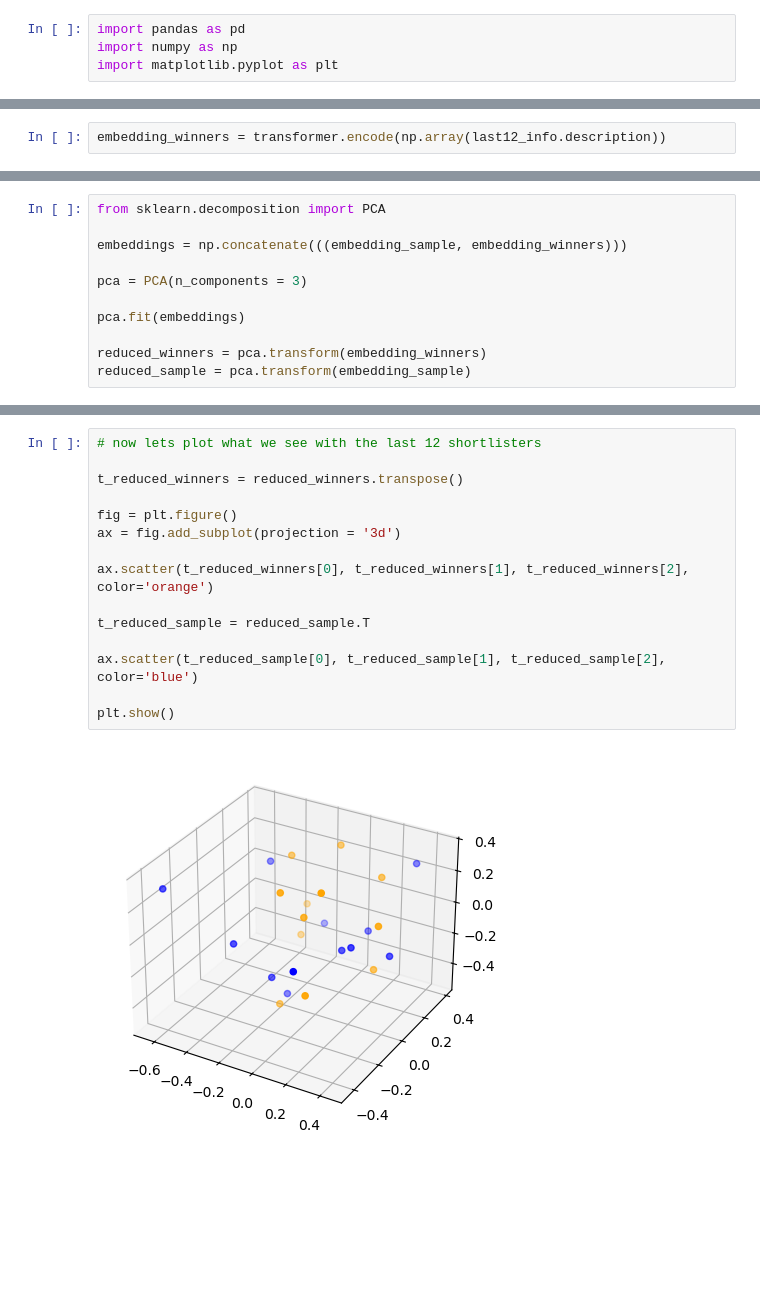
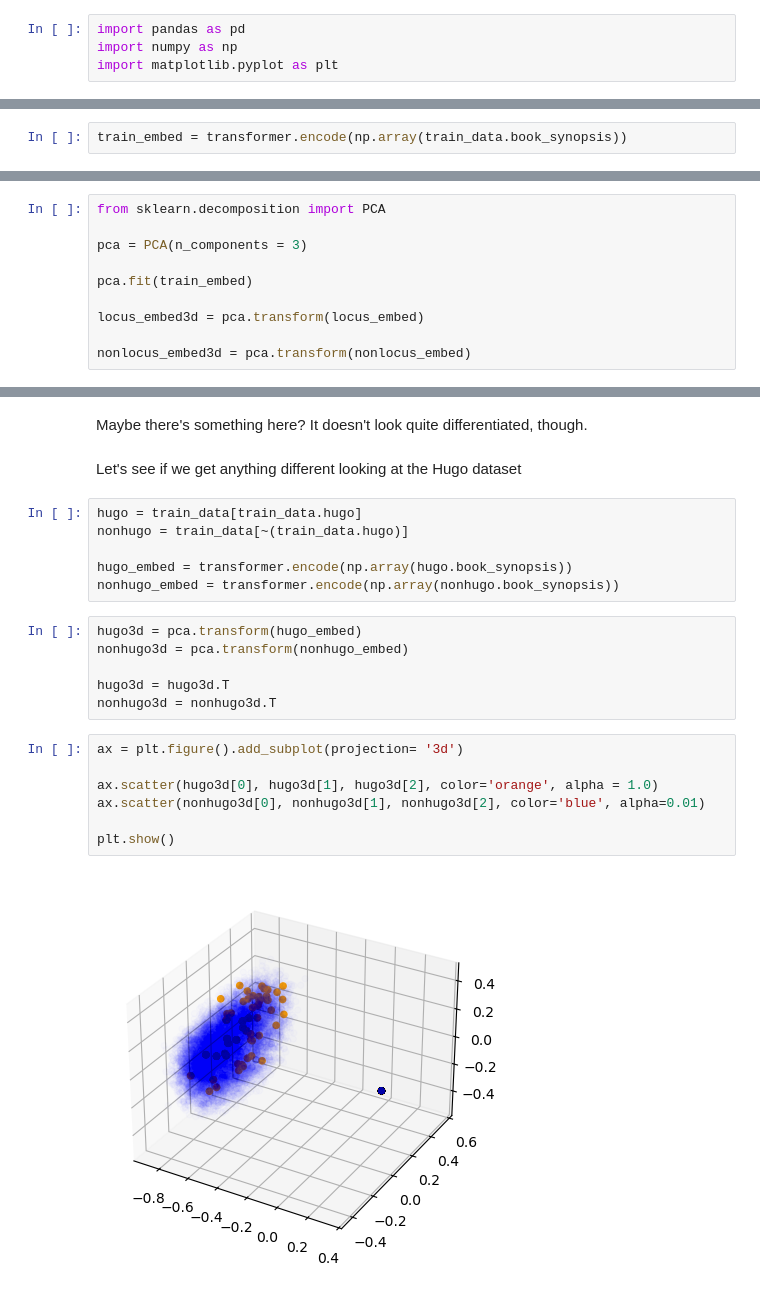
Before and after one commit to Erdos-Projects/summer26-nomination-worthy-books, a Jupyter notebook: sentence_encoding/sentence_encoder_test.ipynb, the cells around one changed output, grey strips where cells are left out. Cells and saved outputs as stored; diff of their text form; blank space fills up the shorter version.

Commit message:
some explorations involving encoding book_synopsis

```diff
--- a/sentence_encoding/sentence_encoder_test.ipynb
+++ b/sentence_encoding/sentence_encoder_test.ipynb
@@ -98,2 +79,2 @@ transformer = SentenceTransformer("sentence-transformers/all-MiniLM-L6-v2")
 # %%
-embedding_winners = transformer.encode(np.array(last12_info.description))
+train_embed = transformer.encode(np.array(train_data.book_synopsis))
@@ -136,11 +89,10 @@ print(type(embedding_sample))
 # %%
 from sklearn.decomposition import PCA
 
-embeddings = np.concatenate(((embedding_sample, embedding_winners)))
-
 pca = PCA(n_components = 3)
 
-pca.fit(embeddings)
+pca.fit(train_embed)
 
-reduced_winners = pca.transform(embedding_winners)
-reduced_sample = pca.transform(embedding_sample)
+locus_embed3d = pca.transform(locus_embed)
+
+nonlocus_embed3d = pca.transform(nonlocus_embed)
@@ -147,17 +119,25 @@ reduced_sample = pca.transform(embedding_sample)
+# %% [markdown]
+Maybe there's something here? It doesn't look quite differentiated, though.
+# %% [markdown]
+Let's see if we get anything different looking at the Hugo dataset
+# %%
+hugo = train_data[train_data.hugo]
+nonhugo = train_data[~(train_data.hugo)]
+
+hugo_embed = transformer.encode(np.array(hugo.book_synopsis))
+nonhugo_embed = transformer.encode(np.array(nonhugo.book_synopsis))
+# %%
+hugo3d = pca.transform(hugo_embed)
+nonhugo3d = pca.transform(nonhugo_embed)
+
+hugo3d = hugo3d.T
+nonhugo3d = nonhugo3d.T
 # %%
-# now lets plot what we see with the last 12 shortlisters
+ax = plt.figure().add_subplot(projection= '3d')
 
-t_reduced_winners = reduced_winners.transpose()
-
-fig = plt.figure()
-ax = fig.add_subplot(projection = '3d')
-
-ax.scatter(t_reduced_winners[0], t_reduced_winners[1], t_reduced_winners[2], color='orange')
-
-t_reduced_sample = reduced_sample.T
-
-ax.scatter(t_reduced_sample[0], t_reduced_sample[1], t_reduced_sample[2], color='blue')
+ax.scatter(hugo3d[0], hugo3d[1], hugo3d[2], color='orange', alpha = 1.0)
+ax.scatter(nonhugo3d[0], nonhugo3d[1], nonhugo3d[2], color='blue', alpha=0.01)
 
 plt.show()
 # %% [output]
-[figure, old version]
+[figure, new version]
```
Also changed, not shown: parts of 25 cells of this notebook, 1 other file.
